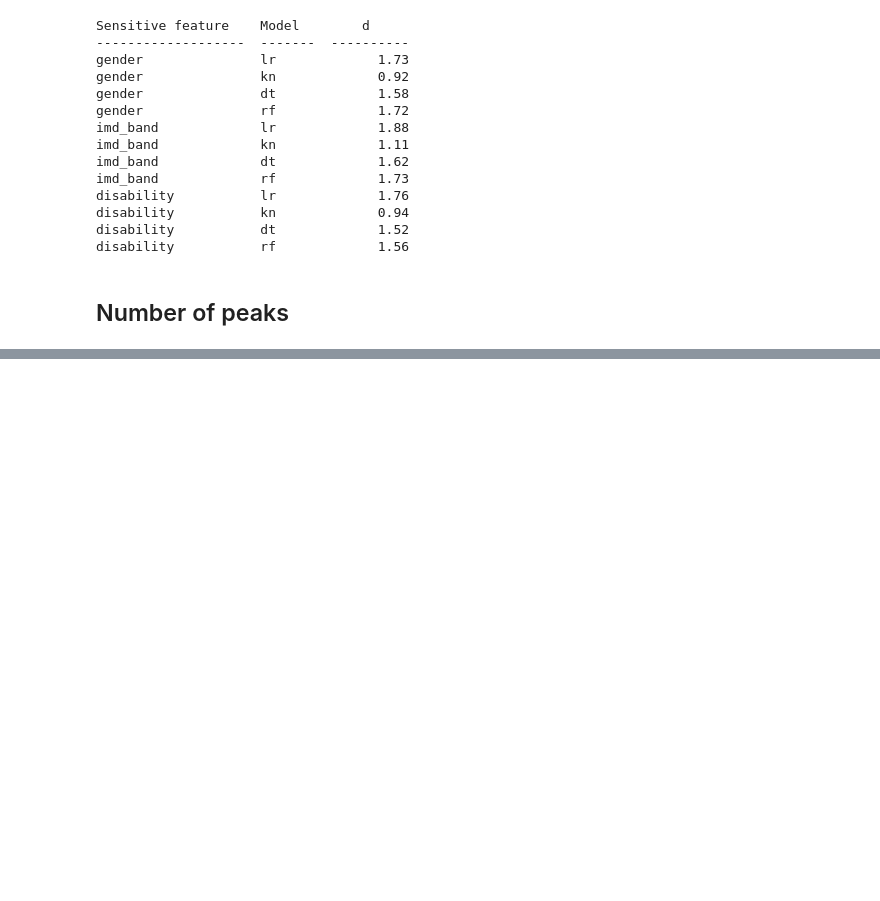
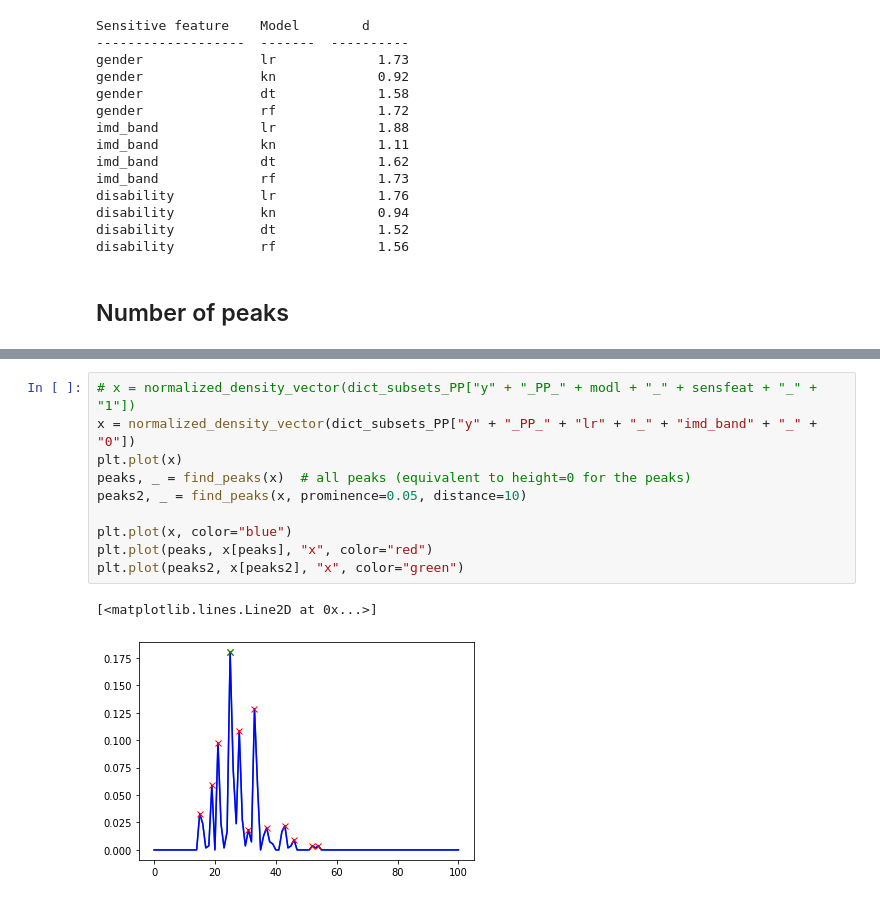
Before and after one commit to melinaverger/MADD, a Jupyter notebook: experiment/distrib_measures.ipynb, the cells around one changed output, grey strips where cells are left out. Saved outputs shown, nothing was run; the diff lists cells and outputs as text; blank space fills up the shorter version.

```diff
--- a/experiment/distrib_measures.ipynb
+++ b/experiment/distrib_measures.ipynb
@@ -207,0 +219,13 @@ disability           rf             1.56
+# %%
+# x = normalized_density_vector(dict_subsets_PP["y" + "_PP_" + modl + "_" + sensfeat + "_" + "1"])
+x = normalized_density_vector(dict_subsets_PP["y" + "_PP_" + "lr" + "_" + "imd_band" + "_" + "0"])
+plt.plot(x)
+peaks, _ = find_peaks(x)  # all peaks (equivalent to height=0 for the peaks)
+peaks2, _ = find_peaks(x, prominence=0.05, distance=10)
+
+plt.plot(x, color="blue")
+plt.plot(peaks, x[peaks], "x", color="red")
+plt.plot(peaks2, x[peaks2], "x", color="green")
+# %% [output]
+[<matplotlib.lines.Line2D at 0x...>]
+[figure, added]
```
Also changed, not shown: parts of 4 cells of this notebook, 1 other file.
